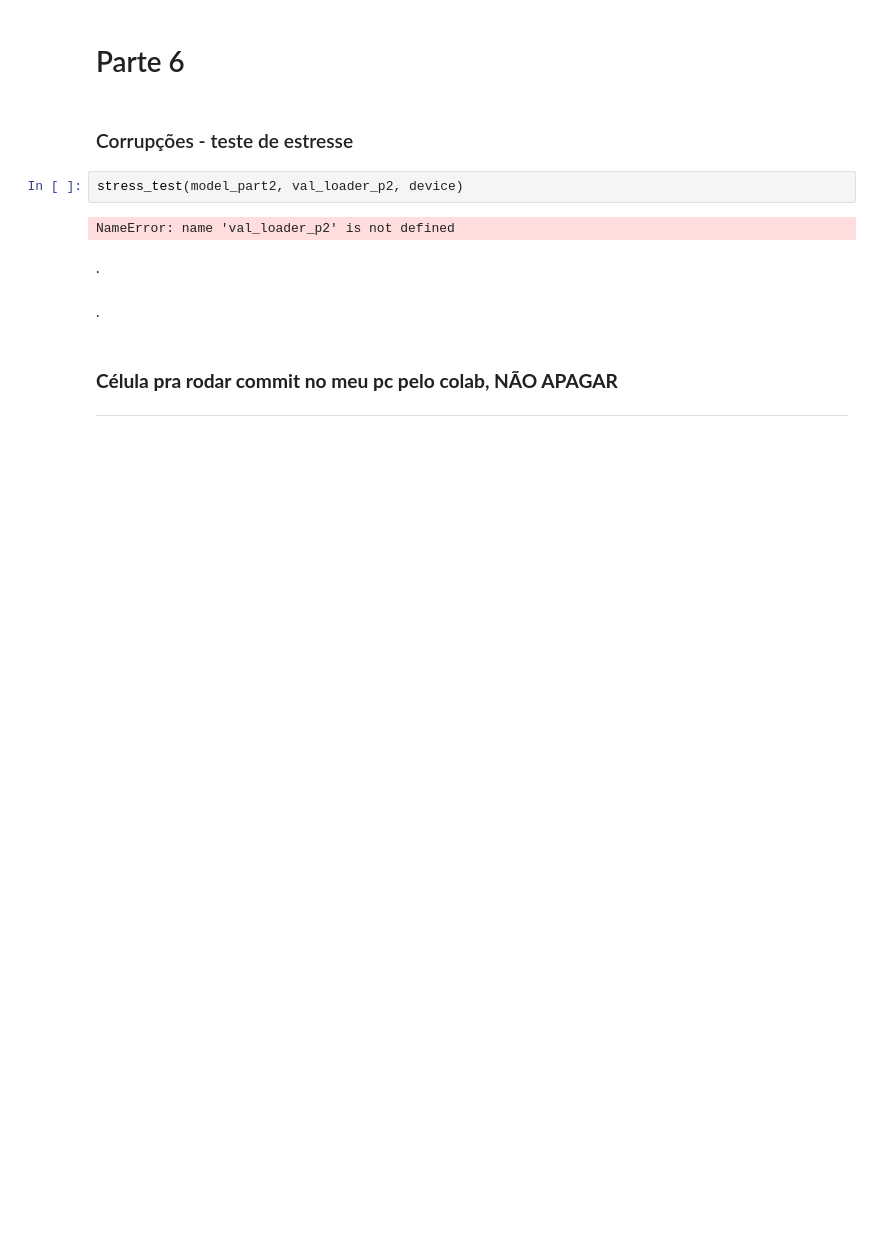
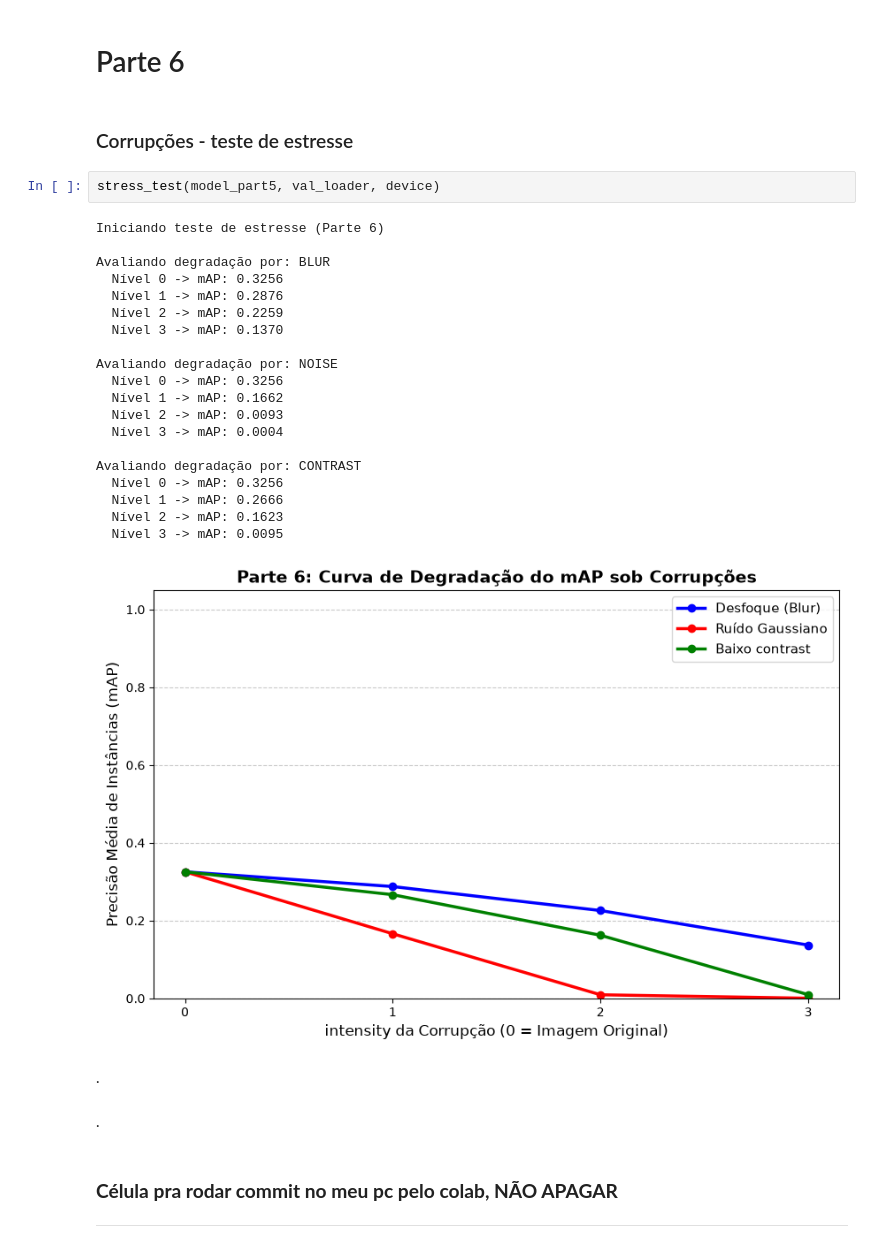
Before and after one commit to g4briwlle/deep_learning_assignments, a Jupyter notebook: notebook/PA_1_dados_reais.ipynb, the cells around one changed output. Saved outputs shown, nothing was run; the diff lists cells and outputs as text; blank space fills up the shorter version.

```diff
--- a/notebook/PA_1_dados_reais.ipynb
+++ b/notebook/PA_1_dados_reais.ipynb
@@ -602,9 +598,28 @@ ModuleNotFoundError: No module named 'torch.utils.serialization'
 # %% [markdown]
 ### Corrupções - teste de estresse
 # %%
-stress_test(model_part2, val_loader_p2, device)
+stress_test(model_part5, val_loader, device)
 # %% [output]
-NameError: name 'val_loader_p2' is not defined
+Iniciando teste de estresse (Parte 6)
+
+Avaliando degradação por: BLUR
+  Nível 0 -> mAP: 0.3256
+  Nível 1 -> mAP: 0.2876
+  Nível 2 -> mAP: 0.2259
+  Nível 3 -> mAP: 0.1370
+
+Avaliando degradação por: NOISE
+  Nível 0 -> mAP: 0.3256
+  Nível 1 -> mAP: 0.1662
+  Nível 2 -> mAP: 0.0093
+  Nível 3 -> mAP: 0.0004
+
+Avaliando degradação por: CONTRAST
+  Nível 0 -> mAP: 0.3256
+  Nível 1 -> mAP: 0.2666
+  Nível 2 -> mAP: 0.1623
+  Nível 3 -> mAP: 0.0095
+[figure, added]
 # %% [markdown]
 .
 # %% [markdown]
```
Also changed, not shown: parts of 1 cell of this notebook, 3 other files.
